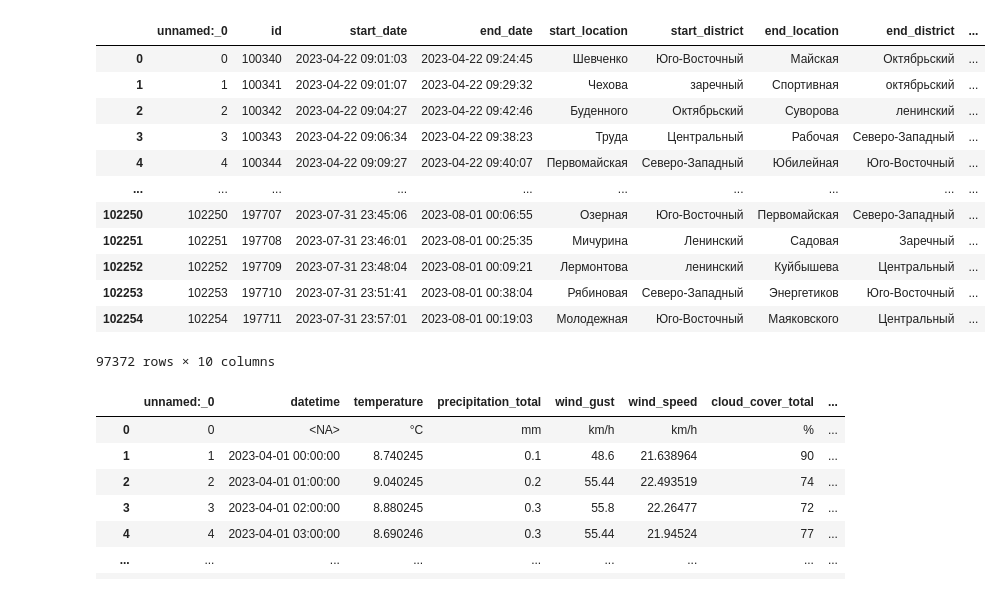
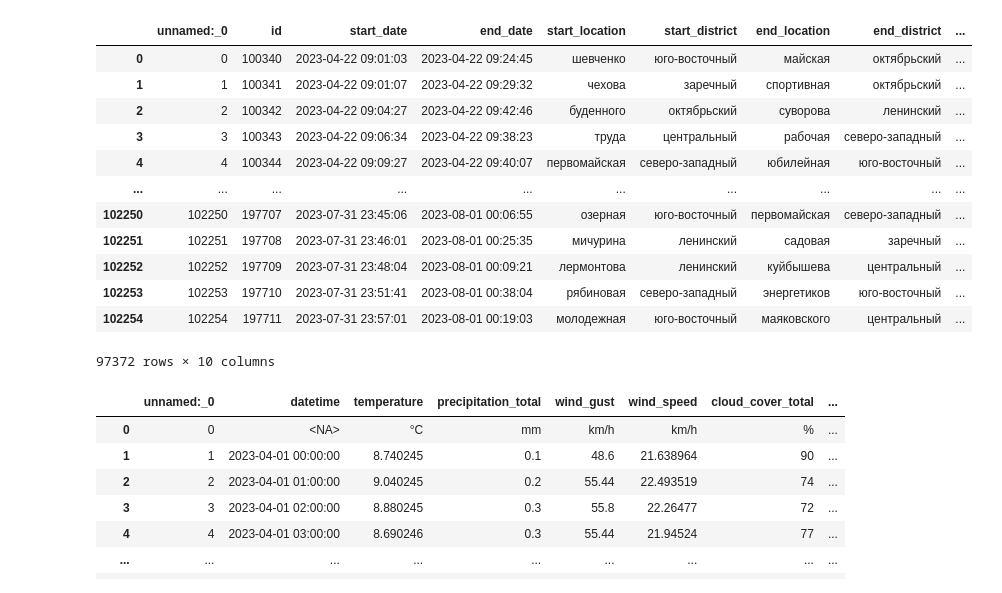
Before and after one commit to alexhronov/analiz_samokatov, a Jupyter notebook: sample.ipynb, the cells around one changed output. Saved outputs shown, nothing was run; the diff lists cells and outputs as text; code cells hidden in the pictures.

```diff
--- a/sample.ipynb
+++ b/sample.ipynb
@@ -20,18 +20,20 @@ warnings.filterwarnings("ignore")
 # %%
+for i in rd.columns[4:8]:
+    rd.loc[:, i] = rd[i].astype(str).apply(lambda x: x.lower().replace(' ', '_'))
 rd
 # %% [output]
 |  | unnamed:_0 | id | start_date | end_date | start_location | start_district | end_location | end_district | ... |
-| 0 | 0 | 100340 | 2023-04-22 09:01:03 | 2023-04-22 09:24:45 | Шевченко | Юго-Восточный | Майская | Октябрьский | ... |
-| 1 | 1 | 100341 | 2023-04-22 09:01:07 | 2023-04-22 09:29:32 | Чехова | заречный | Спортивная | октябрьский | ... |
-| 2 | 2 | 100342 | 2023-04-22 09:04:27 | 2023-04-22 09:42:46 | Буденного | Октябрьский | Суворова | ленинский | ... |
-| 3 | 3 | 100343 | 2023-04-22 09:06:34 | 2023-04-22 09:38:23 | Труда | Центральный | Рабочая | Северо-Западный | ... |
-| 4 | 4 | 100344 | 2023-04-22 09:09:27 | 2023-04-22 09:40:07 | Первомайская | Северо-Западный | Юбилейная | Юго-Восточный | ... |
+| 0 | 0 | 100340 | 2023-04-22 09:01:03 | 2023-04-22 09:24:45 | шевченко | юго-восточный | майская | октябрьский | ... |
+| 1 | 1 | 100341 | 2023-04-22 09:01:07 | 2023-04-22 09:29:32 | чехова | заречный | спортивная | октябрьский | ... |
+| 2 | 2 | 100342 | 2023-04-22 09:04:27 | 2023-04-22 09:42:46 | буденного | октябрьский | суворова | ленинский | ... |
+| 3 | 3 | 100343 | 2023-04-22 09:06:34 | 2023-04-22 09:38:23 | труда | центральный | рабочая | северо-западный | ... |
+| 4 | 4 | 100344 | 2023-04-22 09:09:27 | 2023-04-22 09:40:07 | первомайская | северо-западный | юбилейная | юго-восточный | ... |
 | ... | ... | ... | ... | ... | ... | ... | ... | ... | ... |
-| 102250 | 102250 | 197707 | 2023-07-31 23:45:06 | 2023-08-01 00:06:55 | Озерная | Юго-Восточный | Первомайская | Северо-Западный | ... |
-| 102251 | 102251 | 197708 | 2023-07-31 23:46:01 | 2023-08-01 00:25:35 | Мичурина | Ленинский | Садовая | Заречный | ... |
-| 102252 | 102252 | 197709 | 2023-07-31 23:48:04 | 2023-08-01 00:09:21 | Лермонтова | ленинский | Куйбышева | Центральный | ... |
-| 102253 | 102253 | 197710 | 2023-07-31 23:51:41 | 2023-08-01 00:38:04 | Рябиновая | Северо-Западный | Энергетиков | Юго-Восточный | ... |
-| 102254 | 102254 | 197711 | 2023-07-31 23:57:01 | 2023-08-01 00:19:03 | Молодежная | Юго-Восточный | Маяковского | Центральный | ... |
+| 102250 | 102250 | 197707 | 2023-07-31 23:45:06 | 2023-08-01 00:06:55 | озерная | юго-восточный | первомайская | северо-западный | ... |
+| 102251 | 102251 | 197708 | 2023-07-31 23:46:01 | 2023-08-01 00:25:35 | мичурина | ленинский | садовая | заречный | ... |
+| 102252 | 102252 | 197709 | 2023-07-31 23:48:04 | 2023-08-01 00:09:21 | лермонтова | ленинский | куйбышева | центральный | ... |
+| 102253 | 102253 | 197710 | 2023-07-31 23:51:41 | 2023-08-01 00:38:04 | рябиновая | северо-западный | энергетиков | юго-восточный | ... |
+| 102254 | 102254 | 197711 | 2023-07-31 23:57:01 | 2023-08-01 00:19:03 | молодежная | юго-восточный | маяковского | центральный | ... |
 97372 rows × 10 columns
 # %%
 wt
```
Also changed, not shown: parts of 10 cells of this notebook.
